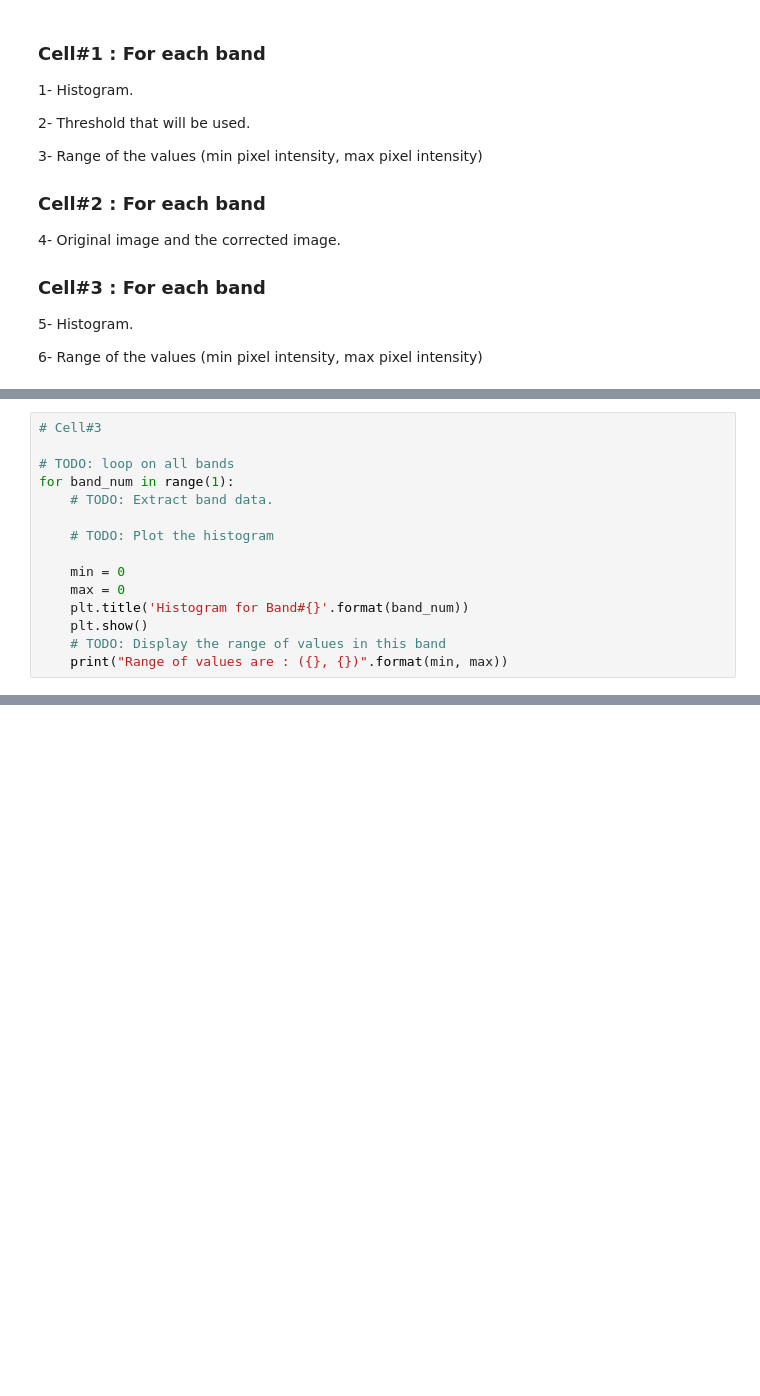
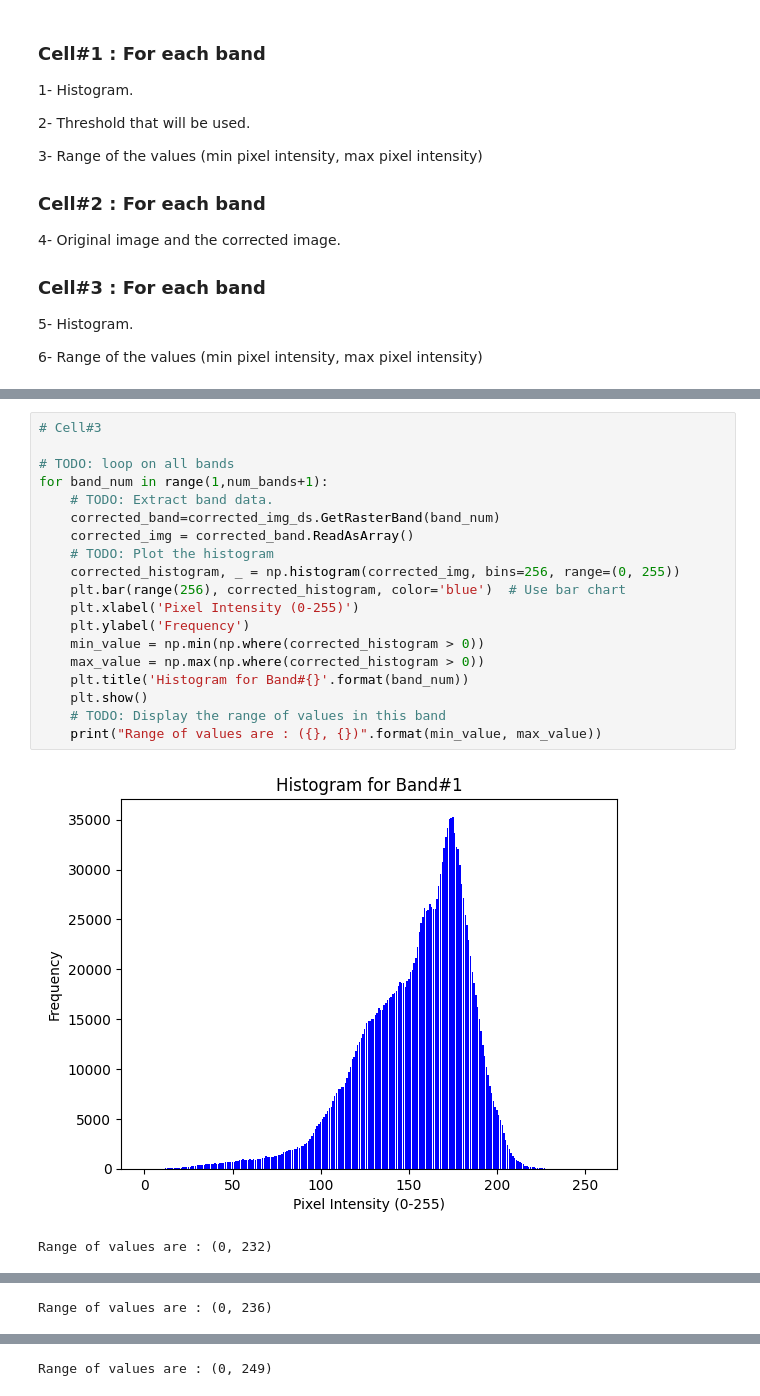
Before and after one commit to Sara-Gamal12/Satellite-Imagery-Labs, a Jupyter notebook: lab1/lab1.ipynb, the cells around one changed output, grey strips where cells are left out. Drawn from its saved outputs; the diff is of its cells as text; blank space fills up the shorter version.

```diff
--- a/lab1/lab1.ipynb
+++ b/lab1/lab1.ipynb
@@ -173,15 +225,22 @@ for band_num in range(1):
 # %%
 # Cell#3
 
 # TODO: loop on all bands
-for band_num in range(1):
+for band_num in range(1,num_bands+1):
     # TODO: Extract band data.
-
+    corrected_band=corrected_img_ds.GetRasterBand(band_num)
+    corrected_img = corrected_band.ReadAsArray()
     # TODO: Plot the histogram
-
-    min = 0
-    max = 0
+    corrected_histogram, _ = np.histogram(corrected_img, bins=256, range=(0, 255))
+    plt.bar(range(256), corrected_histogram, color='blue')  # Use bar chart
+    plt.xlabel('Pixel Intensity (0-255)')
+    plt.ylabel('Frequency')
+    min_value = np.min(np.where(corrected_histogram > 0))
+    max_value = np.max(np.where(corrected_histogram > 0))
     plt.title('Histogram for Band#{}'.format(band_num))
     plt.show()
     # TODO: Display the range of values in this band
-    print("Range of values are : ({}, {})".format(min, max))
+    print("Range of values are : ({}, {})".format(min_value, max_value))
+# %% [output]
+[figure, added]
+Range of values are : (0, 232)
@@ -187,0 +248 @@ for band_num in range(1):
+Range of values are : (0, 236)
@@ -187,0 +250 @@ for band_num in range(1):
+Range of values are : (0, 249)
```
Also changed, not shown: parts of 5 cells of this notebook, 4 other files.
